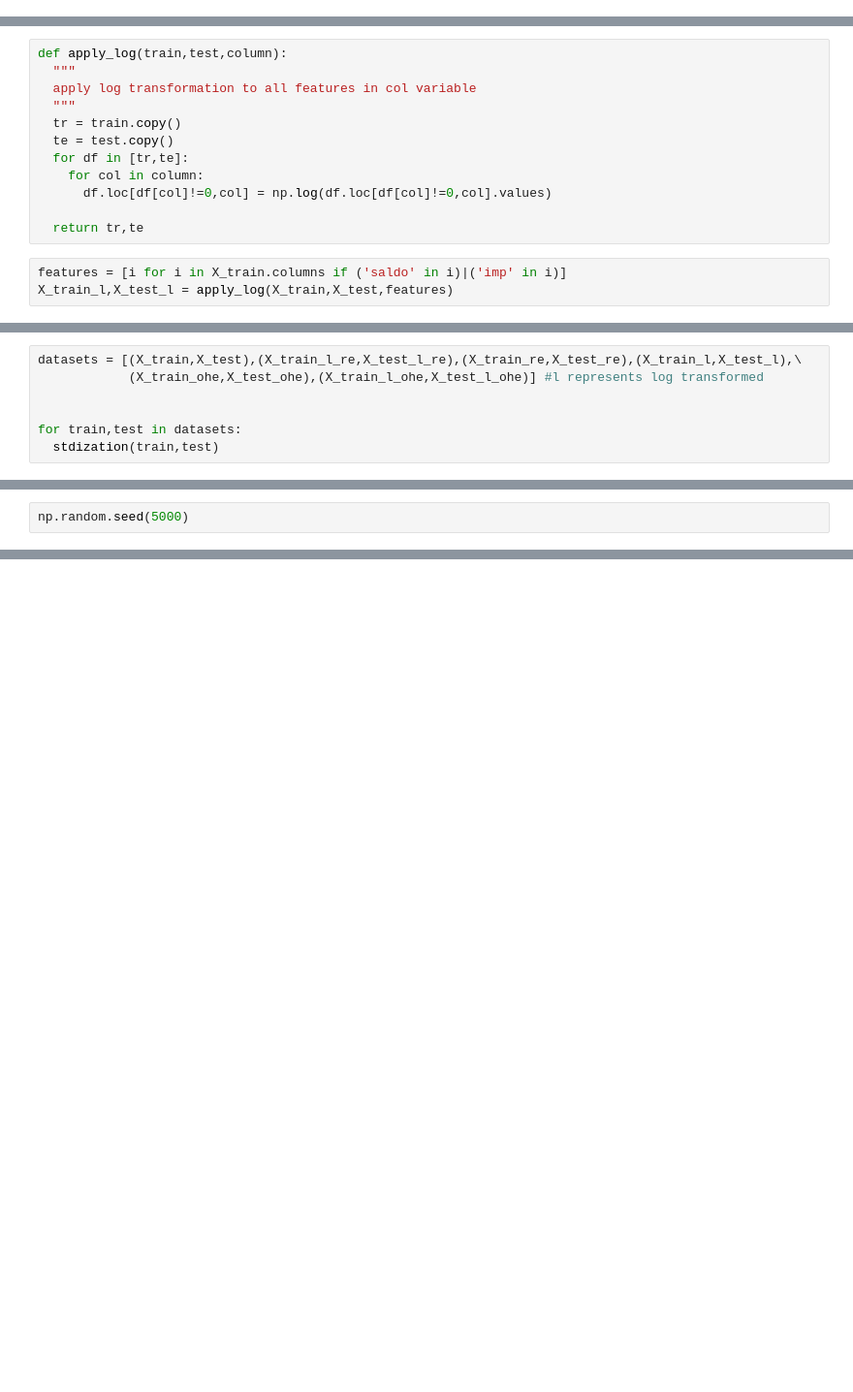
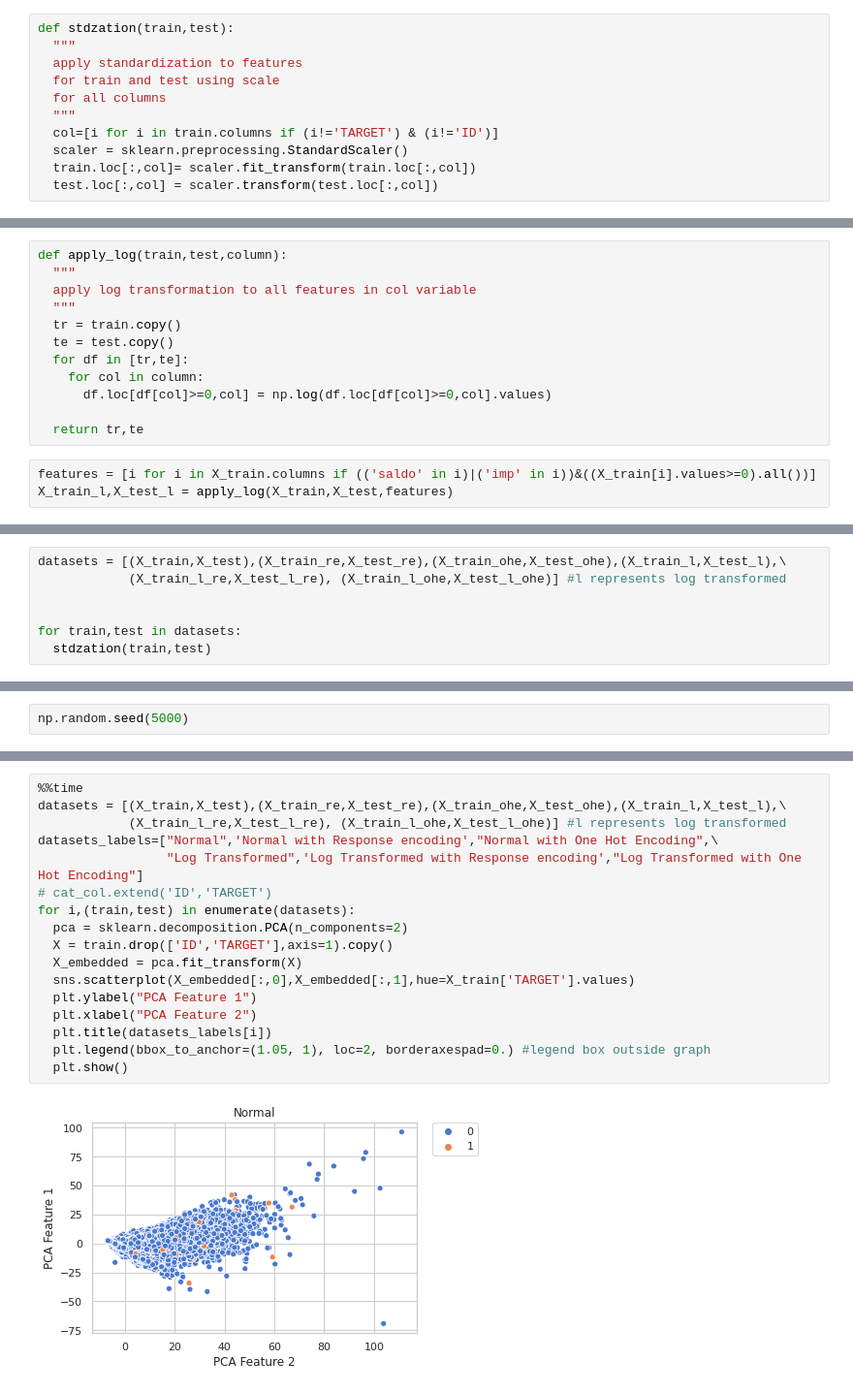
Before and after one commit to agno-nymous/Santander-Customer-Satisfaction, a Jupyter notebook: Feature_Engineering.ipynb, the cells around one changed output, grey strips where cells are left out. Shown: that part at 97% size. Cells and saved outputs as stored; diff of their text form; blank space fills up the shorter version.

```diff
--- a/Feature_Engineering.ipynb
+++ b/Feature_Engineering.ipynb
@@ -105,2 +107,13 @@ Wall time: 7min 2s
 # %% [markdown]
 # K-Means Clustering
+# %%
+def stdzation(train,test):
+  """
+  apply standardization to features
+  for train and test using scale
+  for all columns
+  """
+  col=[i for i in train.columns if (i!='TARGET') & (i!='ID')]
+  scaler = sklearn.preprocessing.StandardScaler()
+  train.loc[:,col]= scaler.fit_transform(train.loc[:,col])
+  test.loc[:,col] = scaler.transform(test.loc[:,col])
@@ -230,11 +245,11 @@ def apply_log(train,test,column):
   te = test.copy()
   for df in [tr,te]:
     for col in column:
-      df.loc[df[col]!=0,col] = np.log(df.loc[df[col]!=0,col].values)
+      df.loc[df[col]>=0,col] = np.log(df.loc[df[col]>=0,col].values)
 
   return tr,te
 # %%
-features = [i for i in X_train.columns if ('saldo' in i)|('imp' in i)]
+features = [i for i in X_train.columns if (('saldo' in i)|('imp' in i))&((X_train[i].values>=0).all())]
 X_train_l,X_test_l = apply_log(X_train,X_test,features)
 # %% [markdown]
 # One Hot Encoding
@@ -384,8 +399,8 @@ def stdization(train,test,nunique=10):
 # %%
-datasets = [(X_train,X_test),(X_train_l_re,X_test_l_re),(X_train_re,X_test_re),(X_train_l,X_test_l),\
-            (X_train_ohe,X_test_ohe),(X_train_l_ohe,X_test_l_ohe)] #l represents log transformed
+datasets = [(X_train,X_test),(X_train_re,X_test_re),(X_train_ohe,X_test_ohe),(X_train_l,X_test_l),\
+            (X_train_l_re,X_test_l_re), (X_train_l_ohe,X_test_l_ohe)] #l represents log transformed
 
 
 for train,test in datasets:
-  stdization(train,test)
+  stdzation(train,test)
 # %% [markdown]
@@ -426,0 +446,19 @@ plt.show()
+# %%
+%%time
+datasets = [(X_train,X_test),(X_train_re,X_test_re),(X_train_ohe,X_test_ohe),(X_train_l,X_test_l),\
+            (X_train_l_re,X_test_l_re), (X_train_l_ohe,X_test_l_ohe)] #l represents log transformed
+datasets_labels=["Normal",'Normal with Response encoding',"Normal with One Hot Encoding",\
+                 "Log Transformed",'Log Transformed with Response encoding',"Log Transformed with One Hot Encoding"]
+# cat_col.extend('ID','TARGET')
+for i,(train,test) in enumerate(datasets):
+  pca = sklearn.decomposition.PCA(n_components=2)
+  X = train.drop(['ID','TARGET'],axis=1).copy()
+  X_embedded = pca.fit_transform(X)
+  sns.scatterplot(X_embedded[:,0],X_embedded[:,1],hue=X_train['TARGET'].values)
+  plt.ylabel("PCA Feature 1")
+  plt.xlabel("PCA Feature 2")
+  plt.title(datasets_labels[i])
+  plt.legend(bbox_to_anchor=(1.05, 1), loc=2, borderaxespad=0.) #legend box outside graph
+  plt.show()
+# %% [output]
+[figure, added]
```
Also changed, not shown: parts of 31 cells of this notebook.
